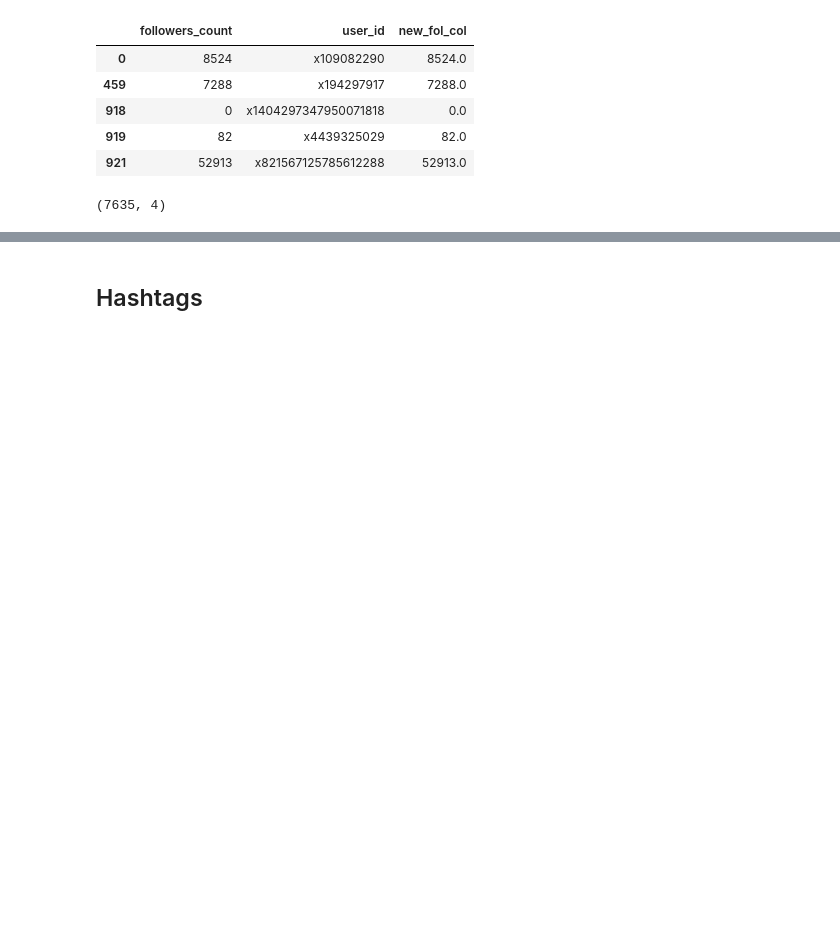
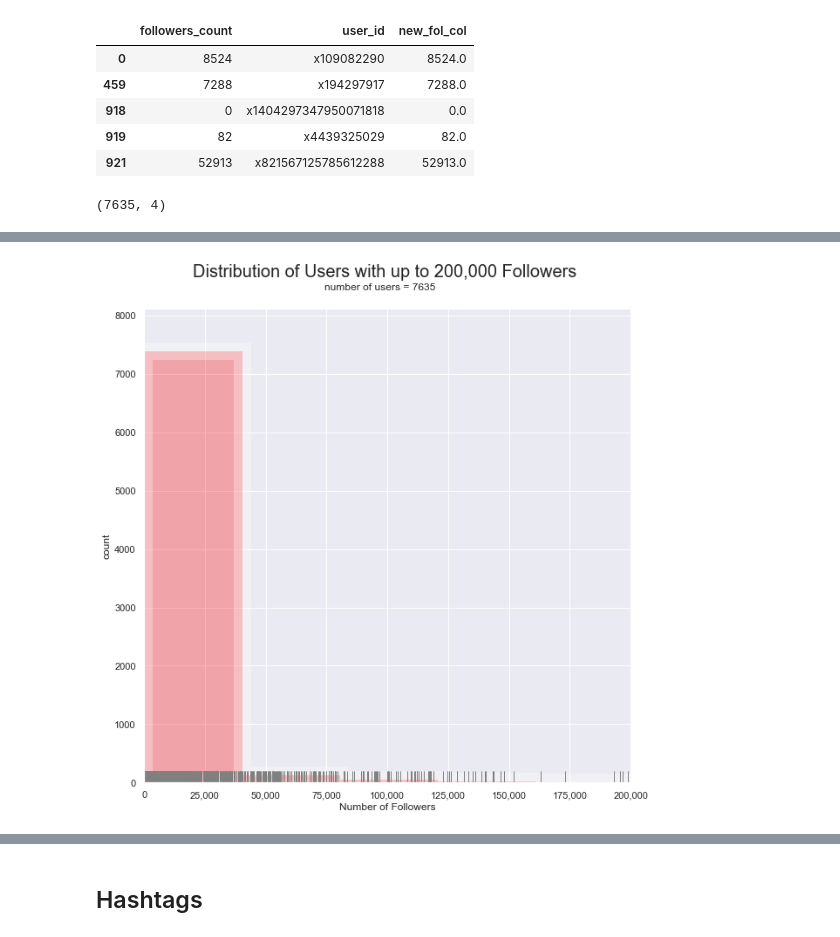
Before and after one commit to sofiapiedrahita/CyberCollective, a Jupyter notebook: Cyber Security Tweets Analysis - Elyse.ipynb, the cells around one changed output, grey strips where cells are left out. Cells and saved outputs as stored; diff of their text form; code cells hidden in the pictures; blank space fills up the shorter version.

```diff
--- a/Cyber Security Tweets Analysis - Elyse.ipynb
+++ b/Cyber Security Tweets Analysis - Elyse.ipynb
@@ -394,3 +389,21 @@ sns.distplot?
+# %%
+fig, ax = plt.subplots(figsize=(10,10))
+sns.distplot(followers['new_fol_col'], norm_hist = False, kde = False, rug = True, color = "gray",
+            hist_kws={"histtype": "stepfilled", "linewidth": 20, "color": "red", "alpha": .3,}, bins = 500)
+plt.title("Distribution of Users with up to 200,000 Followers ", y = 1.055, size = 20)
+plt.suptitle("number of users = 7635", y = .92);
+plt.xlabel("Number of Followers")
+plt.ylabel("count")
+plt.xlim((0, 200000))
+#plt.ylim((0,40))
+from matplotlib.ticker import ScalarFormatter, FormatStrFormatter
+
+ax.xaxis.set_major_formatter(FormatStrFormatter('%.0f'))
+
+ax.get_xaxis().set_major_formatter(
+    matplotlib.ticker.FuncFormatter(lambda x, p: format(int(x), ',')))
+# %% [output]
+[figure, added]
 # %%
 followers['followers_count'].astype('float64').max()
 # %% [output]
```
Also changed, not shown: parts of 11 cells of this notebook.
